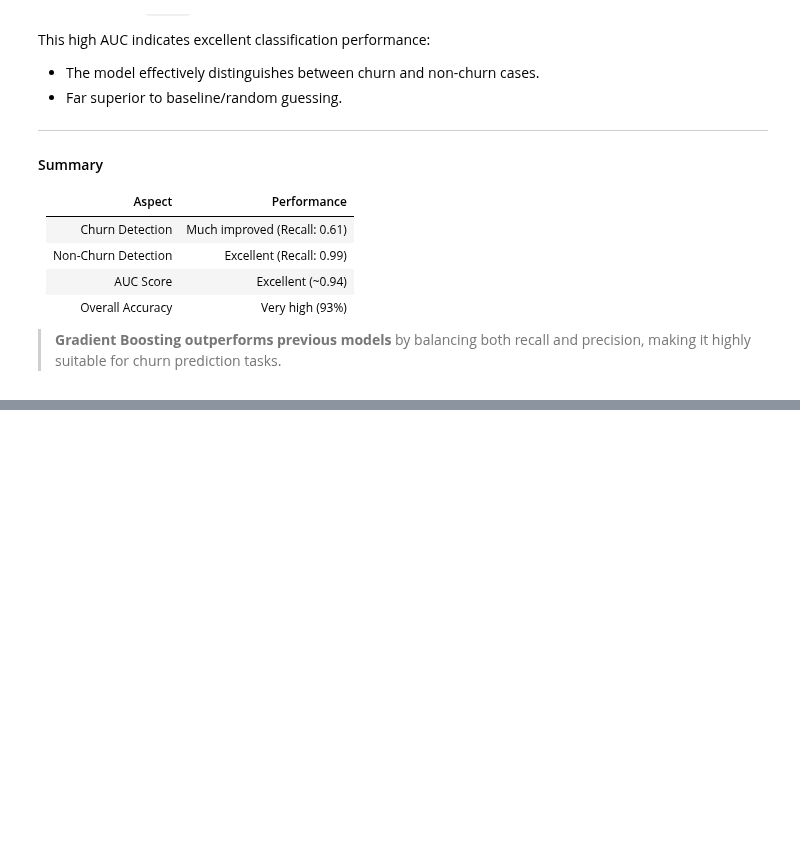
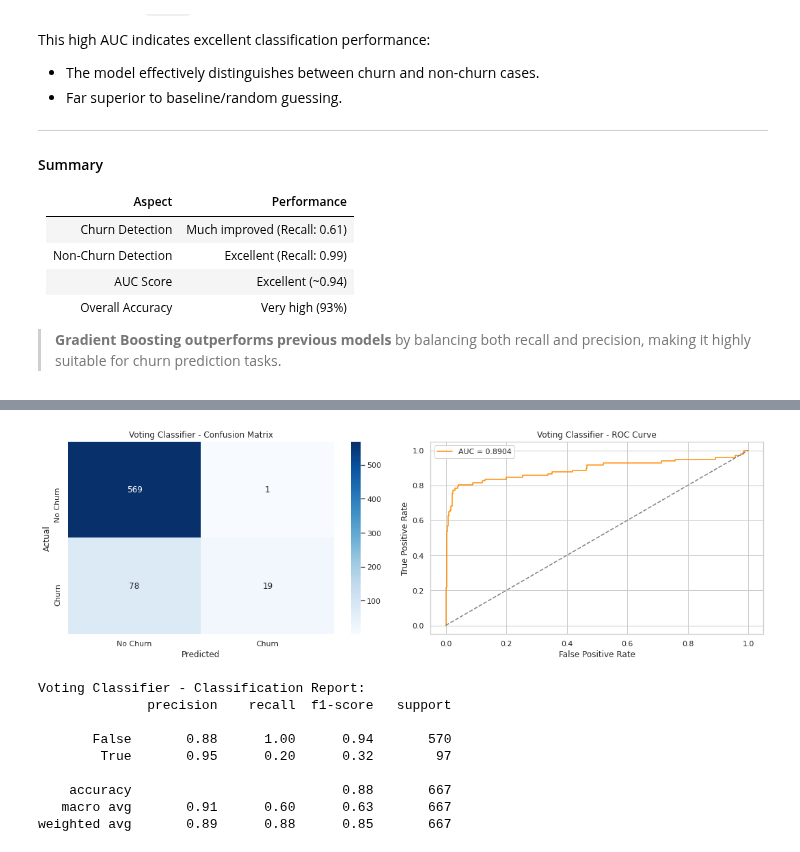
Before and after one commit to OndiekiFrank/ChurnSage-Customer-Retention-Intelligence, a Jupyter notebook: notebooks/ChurnSage_Customer_Retention_Model.ipynb, the cells around one changed output, grey strips where cells are left out. Saved outputs shown, nothing was run; the diff lists cells and outputs as text; code cells hidden in the pictures; blank space fills up the shorter version.

Commit message:
add voting classifier using soft voting with logistic, random forest, and gradient boosting; evaluate with confusion matrix, ROC curve, and classification report

```diff
--- a/notebooks/ChurnSage_Customer_Retention_Model.ipynb
+++ b/notebooks/ChurnSage_Customer_Retention_Model.ipynb
@@ -2284,0 +2297,72 @@ This high AUC indicates excellent classification performance:
+# %%
+from sklearn.ensemble import VotingClassifier
+from sklearn.linear_model import LogisticRegression
+from sklearn.ensemble import RandomForestClassifier, GradientBoostingClassifier
+from sklearn.metrics import classification_report, confusion_matrix, roc_curve, roc_auc_score
+import matplotlib.pyplot as plt
+import seaborn as sns
+
+# Define base models
+log_clf = LogisticRegression(max_iter=1000, random_state=42)
+rf_clf = RandomForestClassifier(n_estimators=100, random_state=42)
+gb_clf = GradientBoostingClassifier(n_estimators=200, learning_rate=0.1, max_depth=5, random_state=42)
+
+# Voting Classifier (Soft Voting)
+voting_clf = VotingClassifier(
+    estimators=[
+        ('lr', log_clf),
+        ('rf', rf_clf),
+        ('gb', gb_clf)
+    ],
+    voting='soft'
+)
+
+# Train
+voting_clf.fit(X_train_scaled, y_train)
+
+# Predictions
+y_pred_vote = voting_clf.predict(X_test_scaled)
+y_proba_vote = voting_clf.predict_proba(X_test_scaled)[:, 1]
+
+# Confusion Matrix
+cm = confusion_matrix(y_test, y_pred_vote)
+
+# Plot
+plt.figure(figsize=(15, 5))
+
+# Confusion Matrix Heatmap
+plt.subplot(1, 2, 1)
+sns.heatmap(cm, annot=True, fmt='d', cmap='Blues',
+            xticklabels=['No Churn', 'Churn'], yticklabels=['No Churn', 'Churn'])
+plt.title('Voting Classifier - Confusion Matrix')
+plt.xlabel('Predicted')
+plt.ylabel('Actual')
+
+# ROC Curve
+plt.subplot(1, 2, 2)
+fpr, tpr, thresholds = roc_curve(y_test, y_proba_vote)
+auc_score = roc_auc_score(y_test, y_proba_vote)
+plt.plot(fpr, tpr, color='darkorange', label=f'AUC = {auc_score:.4f}')
+plt.plot([0, 1], [0, 1], linestyle='--', color='gray')
+plt.title('Voting Classifier - ROC Curve')
+plt.xlabel('False Positive Rate')
+plt.ylabel('True Positive Rate')
+plt.legend()
+
+plt.tight_layout()
+plt.show()
+
+# Classification Report
+print("Voting Classifier - Classification Report:")
+print(classification_report(y_test, y_pred_vote))
+# %% [output]
+[figure, added]
+Voting Classifier - Classification Report:
+              precision    recall  f1-score   support
+
+       False       0.88      1.00      0.94       570
+        True       0.95      0.20      0.32        97
+
+    accuracy                           0.88       667
+   macro avg       0.91      0.60      0.63       667
+weighted avg       0.89      0.88      0.85       667
```
Also changed, not shown: parts of 1 cell of this notebook.
